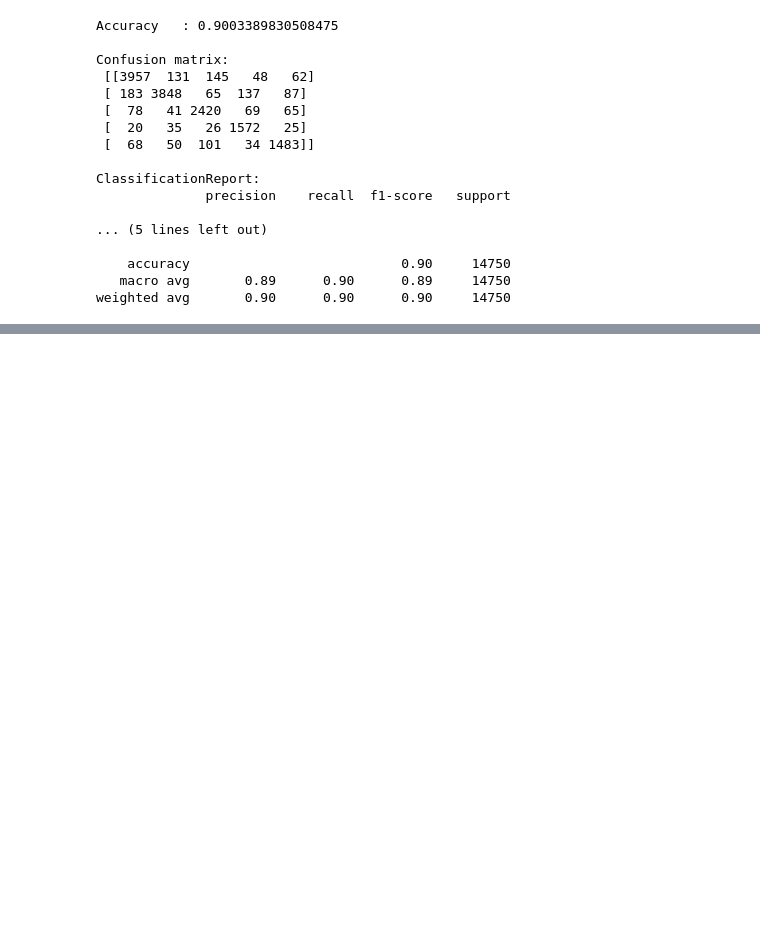
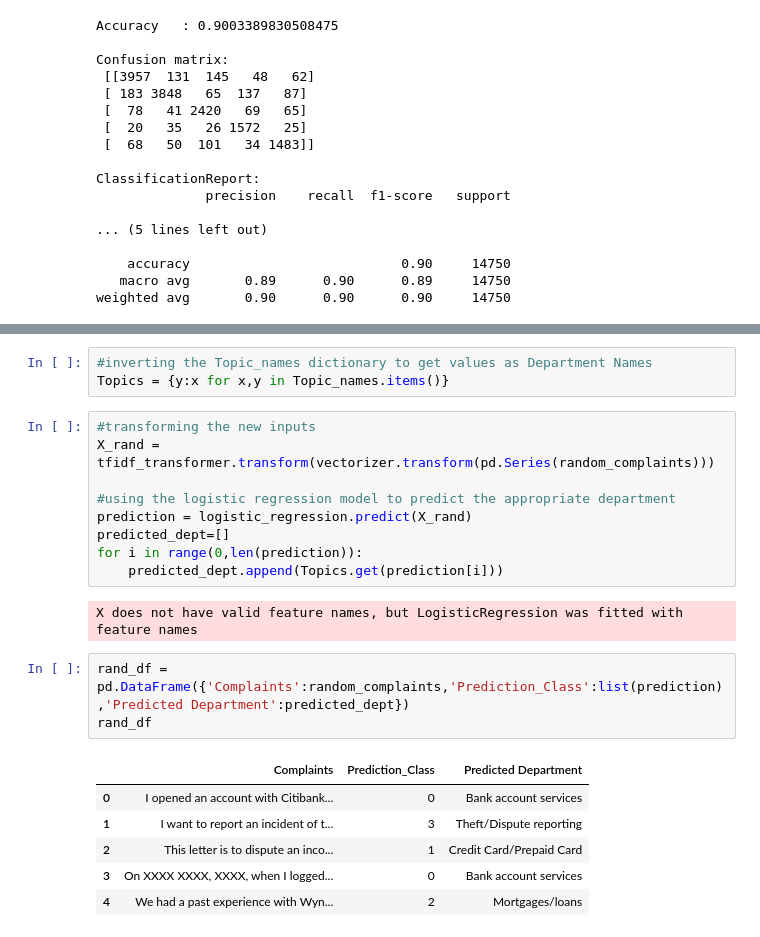
Before and after one commit to 17rahul/AutomaticTicketClassification, a Jupyter notebook: Automatic_Ticket_Classification_Assignment_star.ipynb, the cells around one changed output, grey strips where cells are left out. Drawn from its saved outputs; the diff is of its cells as text; blank space fills up the shorter version.

```diff
--- a/Automatic_Ticket_Classification_Assignment_star.ipynb
+++ b/Automatic_Ticket_Classification_Assignment_star.ipynb
@@ -1169,0 +1276,24 @@ weighted avg       0.86      0.86      0.86      6322
+# %%
+#inverting the Topic_names dictionary to get values as Department Names
+Topics = {y:x for x,y in Topic_names.items()}
+# %%
+#transforming the new inputs
+X_rand = tfidf_transformer.transform(vectorizer.transform(pd.Series(random_complaints)))
+
+#using the logistic regression model to predict the appropriate department
+prediction = logistic_regression.predict(X_rand)
+predicted_dept=[]
+for i in range(0,len(prediction)):
+    predicted_dept.append(Topics.get(prediction[i]))
+# %% [output]
+X does not have valid feature names, but LogisticRegression was fitted with feature names
+# %%
+rand_df = pd.DataFrame({'Complaints':random_complaints,'Prediction_Class':list(prediction),'Predicted Department':predicted_dept})
+rand_df
+# %% [output]
+|  | Complaints | Prediction_Class | Predicted Department |
+| 0 | I opened an account with Citibank... | 0 | Bank account services |
+| 1 | I want to report an incident of t... | 3 | Theft/Dispute reporting |
+| 2 | This letter is to dispute an inco... | 1 | Credit Card/Prepaid Card |
+| 3 | On XXXX XXXX, XXXX, when I logged... | 0 | Bank account services |
+| 4 | We had a past experience with Wyn... | 2 | Mortgages/loans |
```
Also changed, not shown: parts of 18 cells of this notebook.
